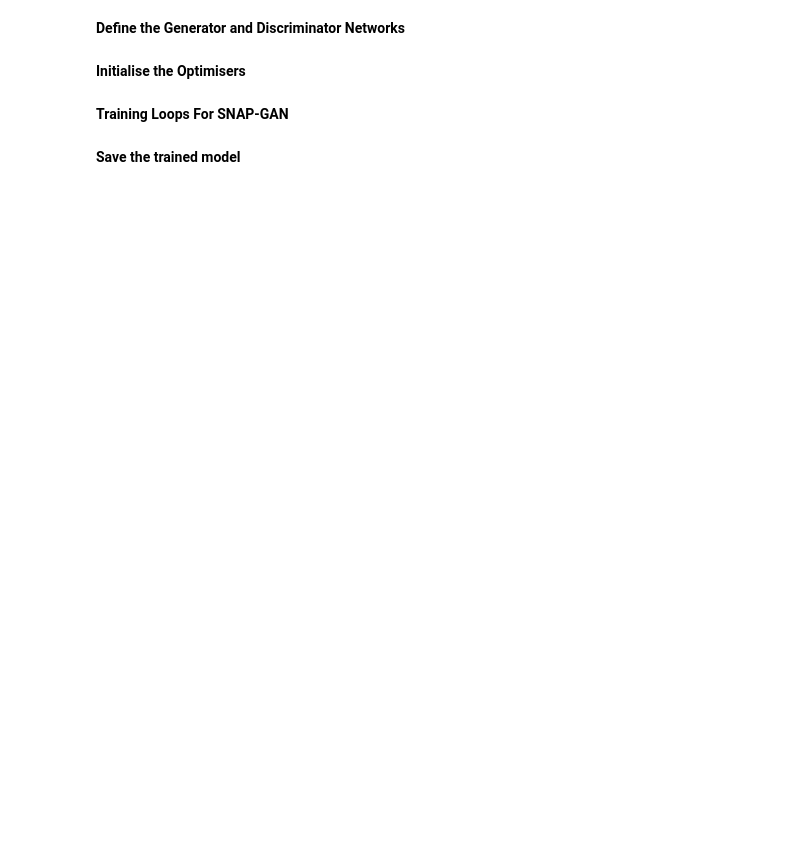
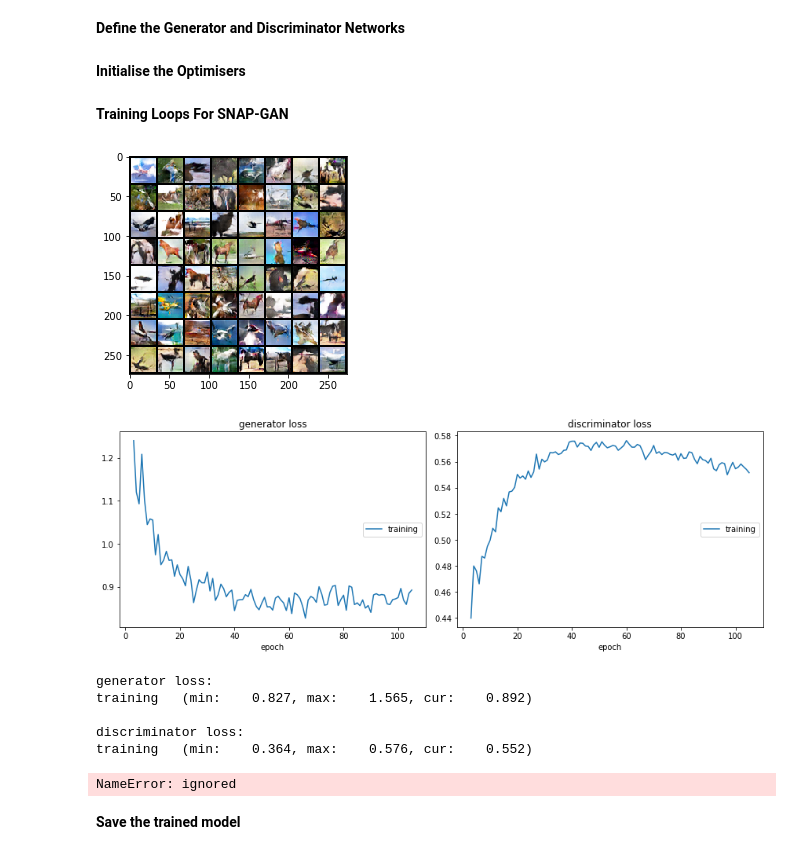
Before and after one commit to jakey1610/MachineLearningL3, a Jupyter notebook: peg.ipynb, the cells around one changed output. Saved outputs shown, nothing was run; the diff lists cells and outputs as text; code cells hidden in the pictures; blank space fills up the shorter version.

```diff
--- a/peg.ipynb
+++ b/peg.ipynb
@@ -158,7 +156,7 @@ liveplot = PlotLosses()
 **Training Loops For SNAP-GAN**
 # %%
 # training loop
-maxE = 150
+maxE = 100
 load_G = 'GN_SNAP.pth'
 load_D = 'DN_SNAP.pth'
 load = False
@@ -227,37 +225,47 @@ while (epoch<maxE):
             g = GN.generate(torch.randn(x.size(0), 100, 1, 1).to(device))
             l_r = bce_loss(DN.discriminate(x).mean(), torch.ones(1)[0].to(device)) # real -> 1
             l_f = bce_loss(DN.discriminate(g.detach()).mean(), torch.zeros(1)[0].to(device)) #  fake -> 0
             loss_d = (l_r + l_f)/2.0
             loss_d.backward()
             optimiser_D.step()
 
         # train generator
         x,t = next(train_iterator)
         x,t = x.to(device), t.to(device)
         optimiser_G.zero_grad()
         g = GN.generate(torch.randn(x.size(0), 100, 1, 1).to(device))
         exp_rep = g
         loss_g = bce_loss(DN.discriminate(g).mean(), torch.ones(1)[0].to(device)) # fake -> 1
         loss_g.backward()
         optimiser_G.step()
 
         gen_loss_arr = np.append(gen_loss_arr, loss_g.item())
         dis_loss_arr = np.append(dis_loss_arr, loss_d.item())
 
     # plot some examples
     plt.grid(False)
     plt.imshow(torchvision.utils.make_grid(g).cpu().data.permute(0,2,1).contiguous().permute(2,1,0), cmap=plt.cm.binary)
 
     liveplot.update({
         'generator loss': gen_loss_arr.mean(),
         'discriminator loss': dis_loss_arr.mean()
     })
     liveplot.draw()
     epoch = epoch+1
+# %% [output]
+[figure, added]
+[figure, added]
+generator loss:
+training   (min:    0.827, max:    1.565, cur:    0.892)
+
+discriminator loss:
+training   (min:    0.364, max:    0.576, cur:    0.552)
 # %%
 g = GN.generate(torch.randn(x.size(0), 100, 1, 1).to(device))
 img = g
 save_image(img, 'img.png')
+# %% [output]
+NameError: ignored
 # %% [markdown]
 **Save the trained model**
 # %%
```
Also changed, not shown: parts of 1 cell of this notebook.
